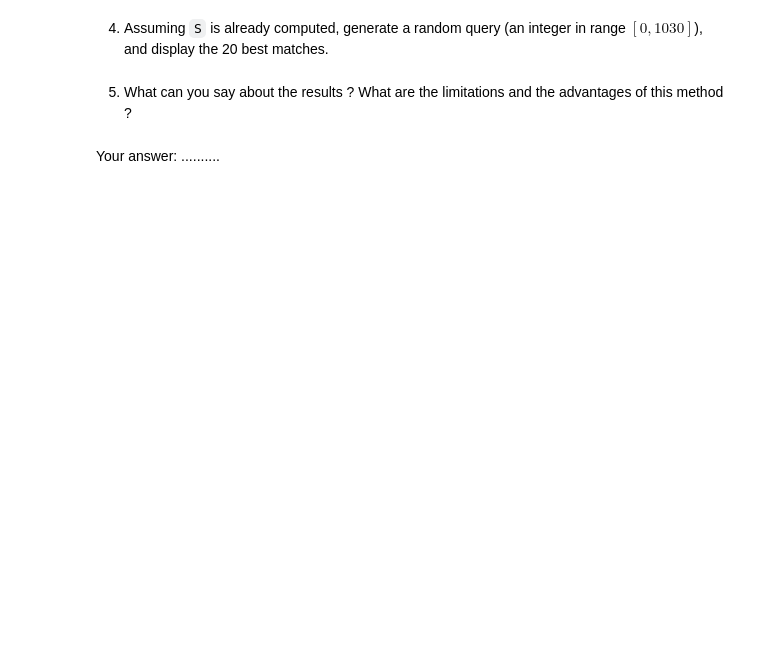
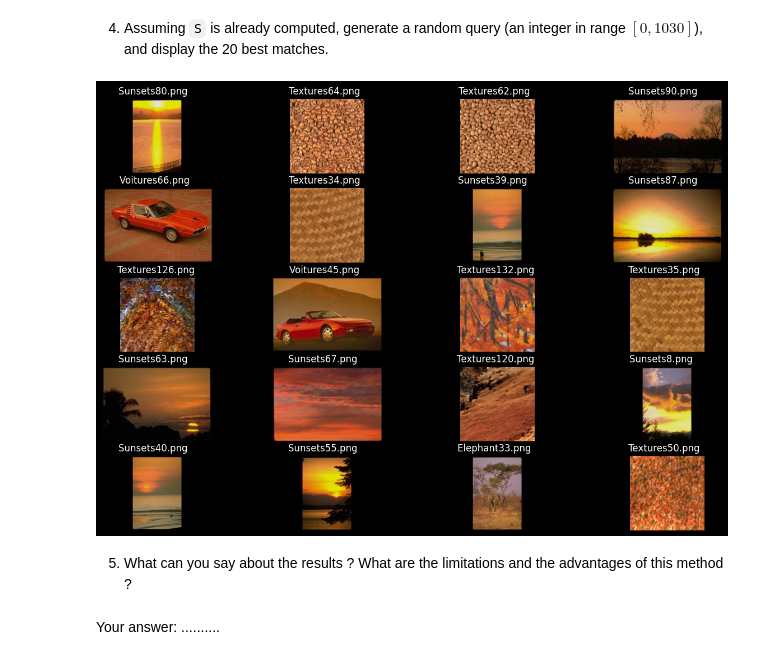
Before and after one commit to HugoRdet/BIMA, a Jupyter notebook: TME8/TME8.ipynb, the cells around one changed output. Cells and saved outputs as stored; diff of their text form; code cells hidden in the pictures; blank space fills up the shorter version.

```diff
--- a/TME8/TME8.ipynb
+++ b/TME8/TME8.ipynb
@@ -326,3 +338,9 @@ import random
+# %%
+indexQuery1 = np.random.randint(0, len(listImage))
+display20bestMatches(S, indexQuery1)
+imageName = (pathImage+listImage[indexQuery1]).strip()
+# %% [output]
+[figure, added]
 # %% [markdown]
 5. What can you say about the results ? What are the limitations and the advantages of this method ?
 # %% [markdown]
```
Also changed, not shown: parts of 9 cells of this notebook, 3 other files.
